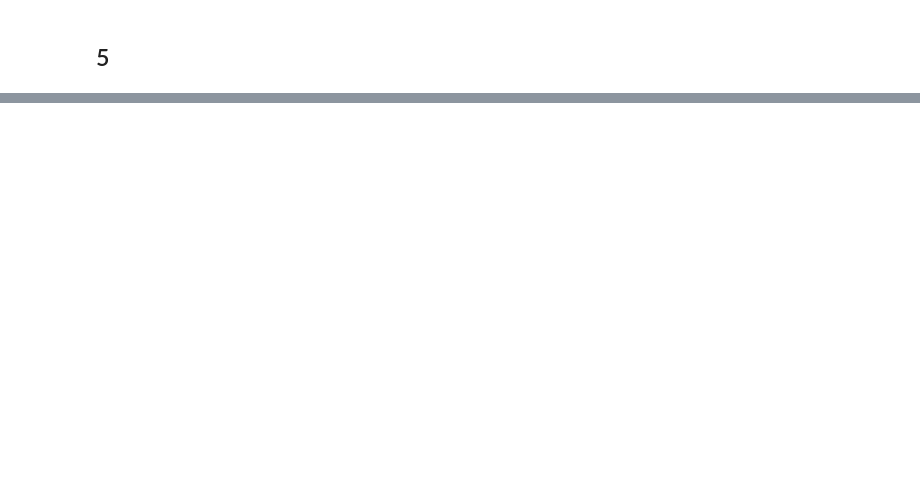
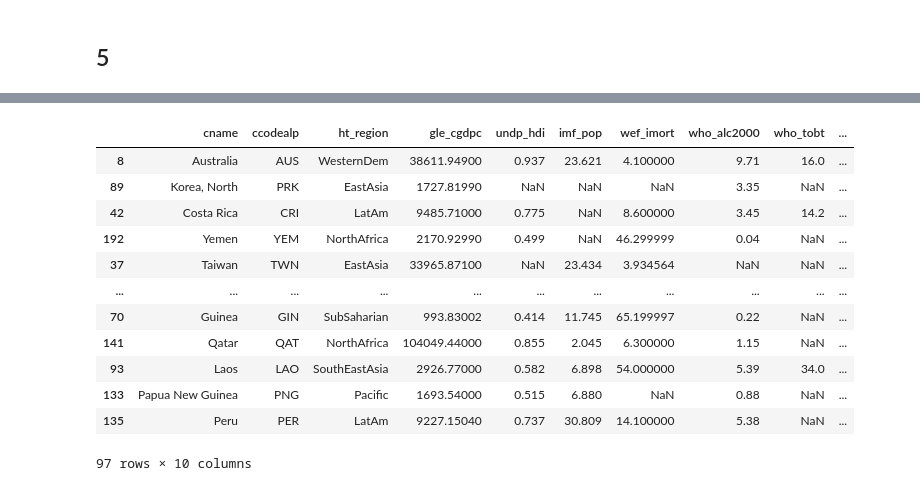
Before and after one commit to oportusgonzalo/data-science-desafio-latam, a Jupyter notebook: data-science-fundamentals/variables_aleatorias/desafio_guiado.ipynb, the cells around one changed output, grey strips where cells are left out. Drawn from its saved outputs; the diff is of its cells as text; code cells hidden in the pictures; blank space fills up the shorter version.

```diff
--- a/data-science-fundamentals/variables_aleatorias/desafio_guiado.ipynb
+++ b/data-science-fundamentals/variables_aleatorias/desafio_guiado.ipynb
@@ -171,0 +174,16 @@ for col in ['imf_pop', 'wef_imort', 'who_tobt']:
+# %%
+df_frac
+# %% [output]
+|  | cname | ccodealp | ht_region | gle_cgdpc | undp_hdi | imf_pop | wef_imort | who_alc2000 | who_tobt | ... |
+| 8 | Australia | AUS | WesternDem | 38611.94900 | 0.937 | 23.621 | 4.100000 | 9.71 | 16.0 | ... |
+| 89 | Korea, North | PRK | EastAsia | 1727.81990 | NaN | NaN | NaN | 3.35 | NaN | ... |
+| 42 | Costa Rica | CRI | LatAm | 9485.71000 | 0.775 | NaN | 8.600000 | 3.45 | 14.2 | ... |
+| 192 | Yemen | YEM | NorthAfrica | 2170.92990 | 0.499 | NaN | 46.299999 | 0.04 | NaN | ... |
+| 37 | Taiwan | TWN | EastAsia | 33965.87100 | NaN | 23.434 | 3.934564 | NaN | NaN | ... |
+| ... | ... | ... | ... | ... | ... | ... | ... | ... | ... | ... |
+| 70 | Guinea | GIN | SubSaharian | 993.83002 | 0.414 | 11.745 | 65.199997 | 0.22 | NaN | ... |
+| 141 | Qatar | QAT | NorthAfrica | 104049.44000 | 0.855 | 2.045 | 6.300000 | 1.15 | NaN | ... |
+| 93 | Laos | LAO | SouthEastAsia | 2926.77000 | 0.582 | 6.898 | 54.000000 | 5.39 | 34.0 | ... |
+| 133 | Papua New Guinea | PNG | Pacific | 1693.54000 | 0.515 | 6.880 | NaN | 0.88 | NaN | ... |
+| 135 | Peru | PER | LatAm | 9227.15040 | 0.737 | 30.809 | 14.100000 | 5.38 | NaN | ... |
+97 rows × 10 columns
```
Also changed, not shown: parts of 7 cells of this notebook, 1 other file.
